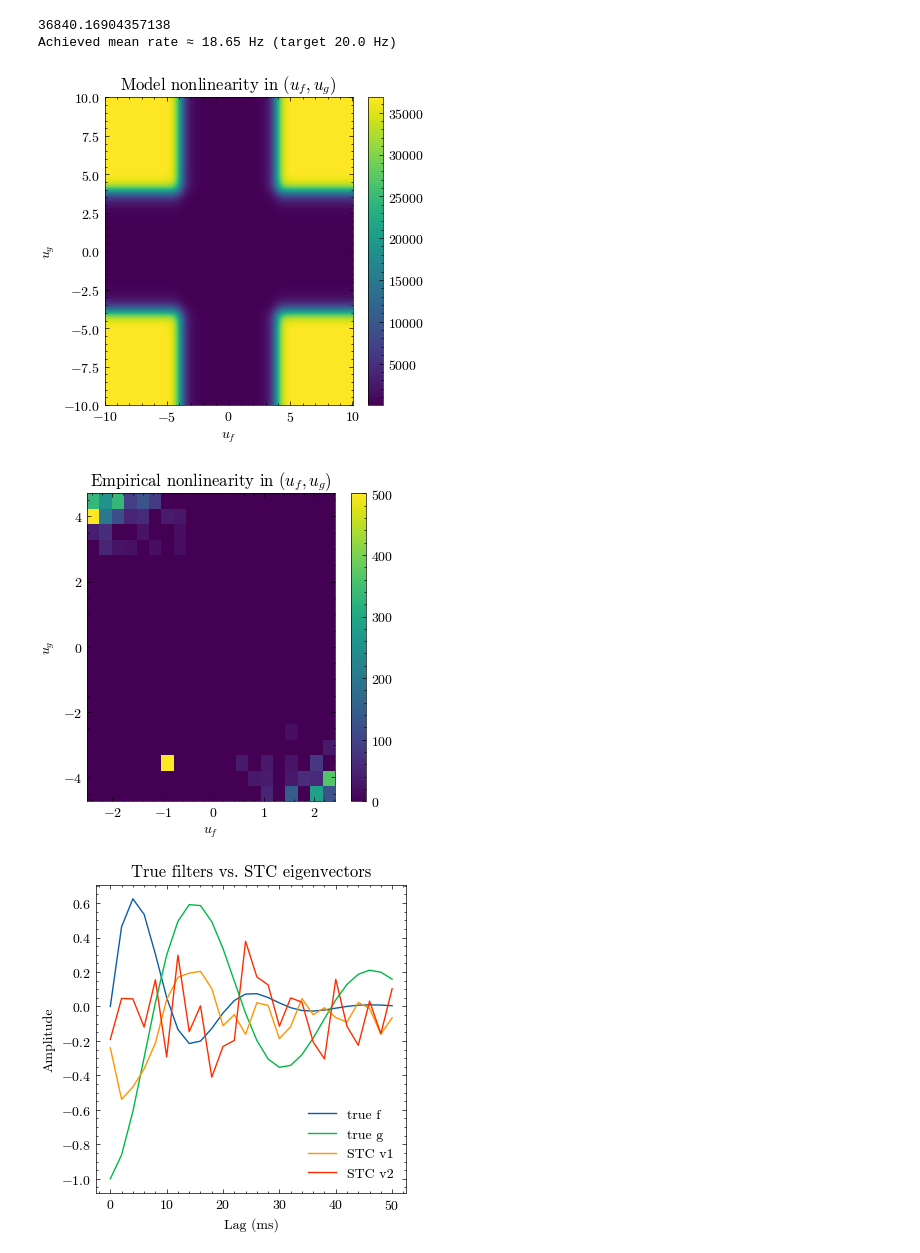
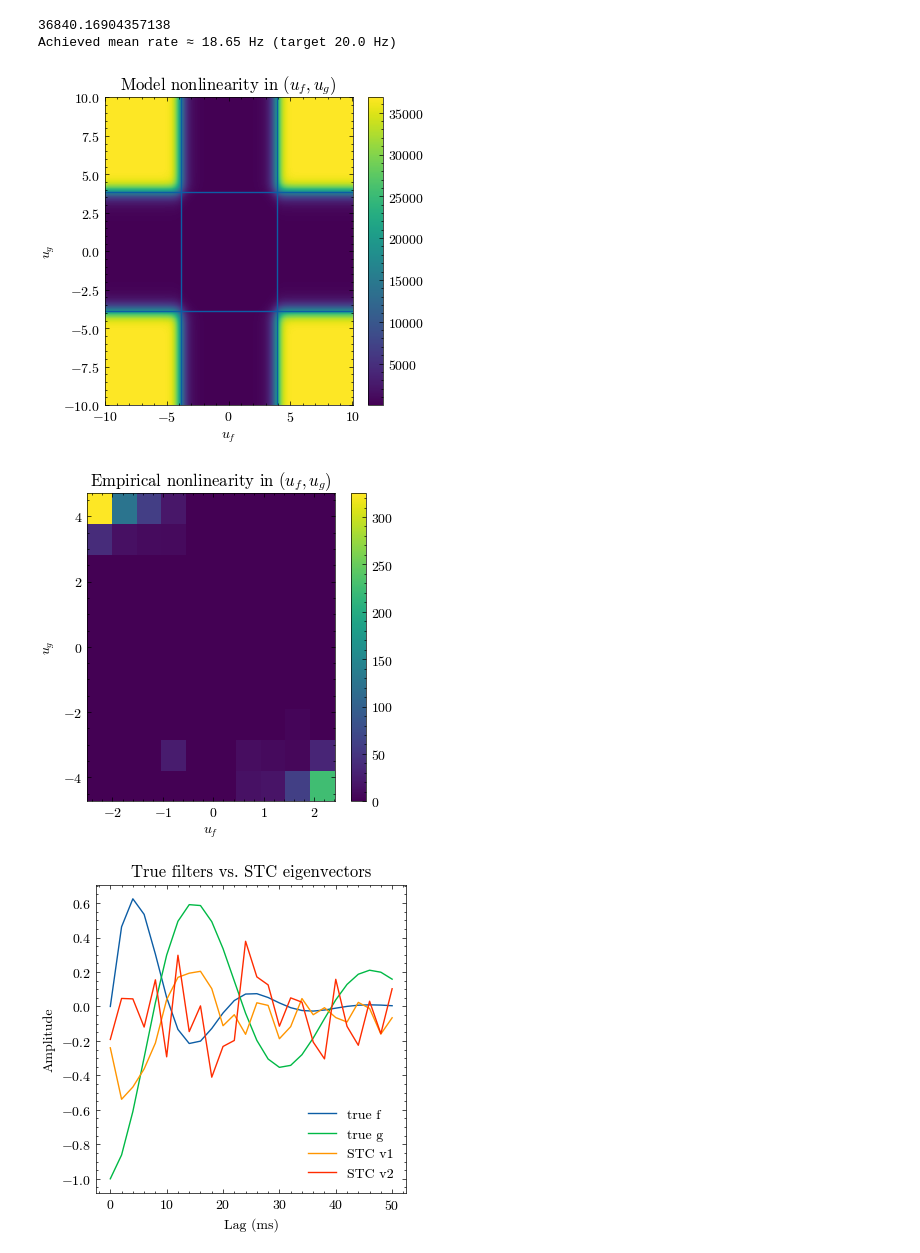
Before and after one commit to StevenZhang0116/MCN2025, a Jupyter notebook: ProblemSets/P1Q3.ipynb, the cells around one changed output. Saved outputs shown, nothing was run; the diff lists cells and outputs as text; code cells hidden in the pictures.

```diff
--- a/ProblemSets/P1Q3.ipynb
+++ b/ProblemSets/P1Q3.ipynb
@@ -408,40 +414,45 @@ R_base *= 1.0 / (1.0 + np.exp((theta_g - UG**2) / Delta_g))
 # %%
 fig, ax = plt.subplots(1,1,figsize=(4,4))
 c = ax.pcolormesh(UF, UG, R_base * r_max, shading="auto")
+u_half = np.sqrt(theta_f)
+ax.axvline(+u_half)
+ax.axvline(-u_half)
+ax.axhline(+u_half)
+ax.axhline(-u_half)
 ax.set_xlabel(r"$u_f$")
 ax.set_ylabel(r"$u_g$")
 ax.set_title("Model nonlinearity in $(u_f,u_g)$")
 fig.colorbar(c, ax=ax)
 fig.savefig(savepath + "model_nonlinearity.png", dpi=1000)
 # %% [output]
-[figure, old version]
+[figure, new version]
 # %%
-K = 20
+K = 10
 uf_edges = np.linspace(np.percentile(u_f, 1), np.percentile(u_f, 99), K+1)
 ug_edges = np.linspace(np.percentile(u_g, 1), np.percentile(u_g, 99), K+1)
 
 uf_aligned = u_f[L-1:]
 ug_aligned = u_g[L-1:]
 spk_aligned = spk
 
 H_counts, _, _ = np.histogram2d(uf_aligned, ug_aligned, bins=[uf_edges, ug_edges])
 H_spikes, _, _ = np.histogram2d(uf_aligned, ug_aligned, bins=[uf_edges, ug_edges], weights=spk_aligned)
 
 rate_hat = np.divide(H_spikes, H_counts, out=np.zeros_like(H_spikes), where=(H_counts > 0)) / dt
 
 UFc = 0.5 * (uf_edges[:-1] + uf_edges[1:])
 UGc = 0.5 * (ug_edges[:-1] + ug_edges[1:])
 UFcM, UGcM = np.meshgrid(UFc, UGc, indexing="xy")
 
 fig, ax = plt.subplots(1,1,figsize=(4,4))
 c = ax.pcolormesh(UFcM, UGcM, rate_hat.T, shading="auto")
 ax.set_xlabel(r"$u_f$")
 ax.set_ylabel(r"$u_g$")
 ax.set_title("Empirical nonlinearity in $(u_f,u_g)$")
 fig.colorbar(c, ax=ax)
 fig.savefig(savepath + "empirical_nonlinearity.png", dpi=1000)
 # %% [output]
-[figure, old version]
+[figure, new version]
 # %%
 fig, ax = plt.subplots(1,1,figsize=(4,4))
 ax.plot(t_k * 1000.0, f, label="true f")
```
Also changed, not shown: parts of 12 cells of this notebook, 6 other files.
